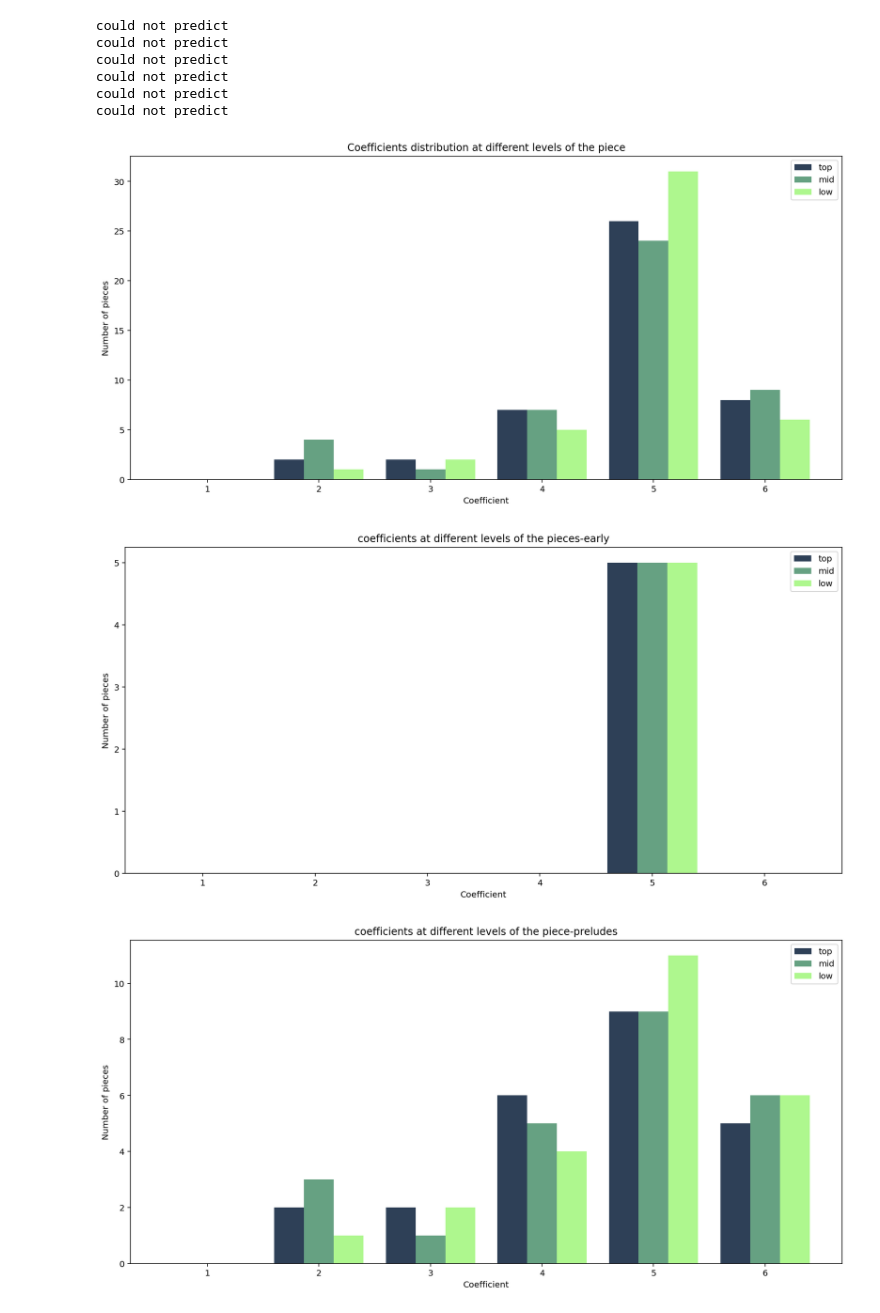
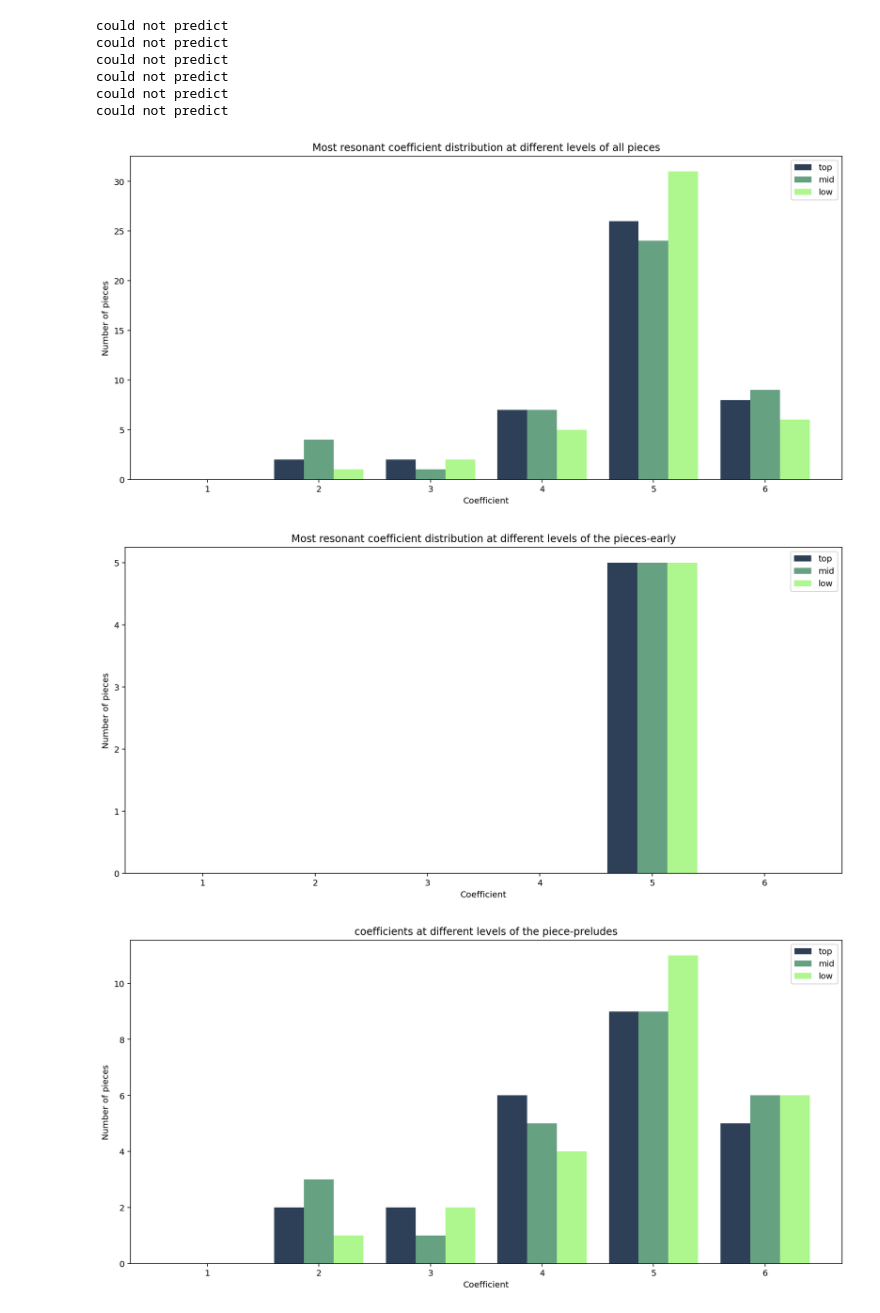
Before and after one commit to ludovicaschaerf/Group-5-Debussy-Pitch-Scapes, a Jupyter notebook: milestone3.ipynb, the cells around one changed output. Cells and saved outputs as stored; diff of their text form; code cells hidden in the pictures.

```diff
--- a/milestone3.ipynb
+++ b/milestone3.ipynb
@@ -142,34 +142,34 @@ plt.hist([coeffs, coeffs_m, coeffs_l], np.arange(1,8)-0.5, histtype='bar', color
 plt.legend(prop={'size': 10})
 plt.xlabel('Coefficient')
 plt.ylabel('Number of pieces')
-plt.title('Coefficients distribution at different levels of the piece')
+plt.title('Most resonant coefficient distribution at different levels of all pieces')
 
 
 
 plt.show()
 # %% [output]
-[figure, old version]
+[figure, new version]
 # %%
 coeffs_el = [d[0] for d in data_el.values()]
 coeffs_e = [d[0] for d in data_e.values()]
 coeffs_em = [d[0] for d in data_em.values()]
 
 #plt.hist(coeffs_l, bins=6)
 #plt.title('Distribution of most resonant coefficients at the lowest of level of the piece')
 fig = plt.figure(figsize=(15, 7))
 colors = ["#2E4057", "#66A182", "#AEF78E"]
 labels = ['top','mid','low']
 plt.hist([coeffs_e, coeffs_em, coeffs_el], np.arange(1,8)-0.5, histtype='bar', color=colors, label=labels)
 plt.legend(prop={'size': 10})
 plt.xlabel('Coefficient')
 plt.ylabel('Number of pieces')
-plt.title('coefficients at different levels of the pieces-early')
+plt.title('Most resonant coefficient distribution at different levels of the pieces-early')
 
 
 
 plt.show()
 # %% [output]
-[figure, old version]
+[figure, new version]
 # %%
 coeffs_pl = [d[0] for d in data_pl.values()]
 coeffs_p = [d[0] for d in data_p.values()]
```
Also changed, not shown: parts of 1 cell of this notebook.
